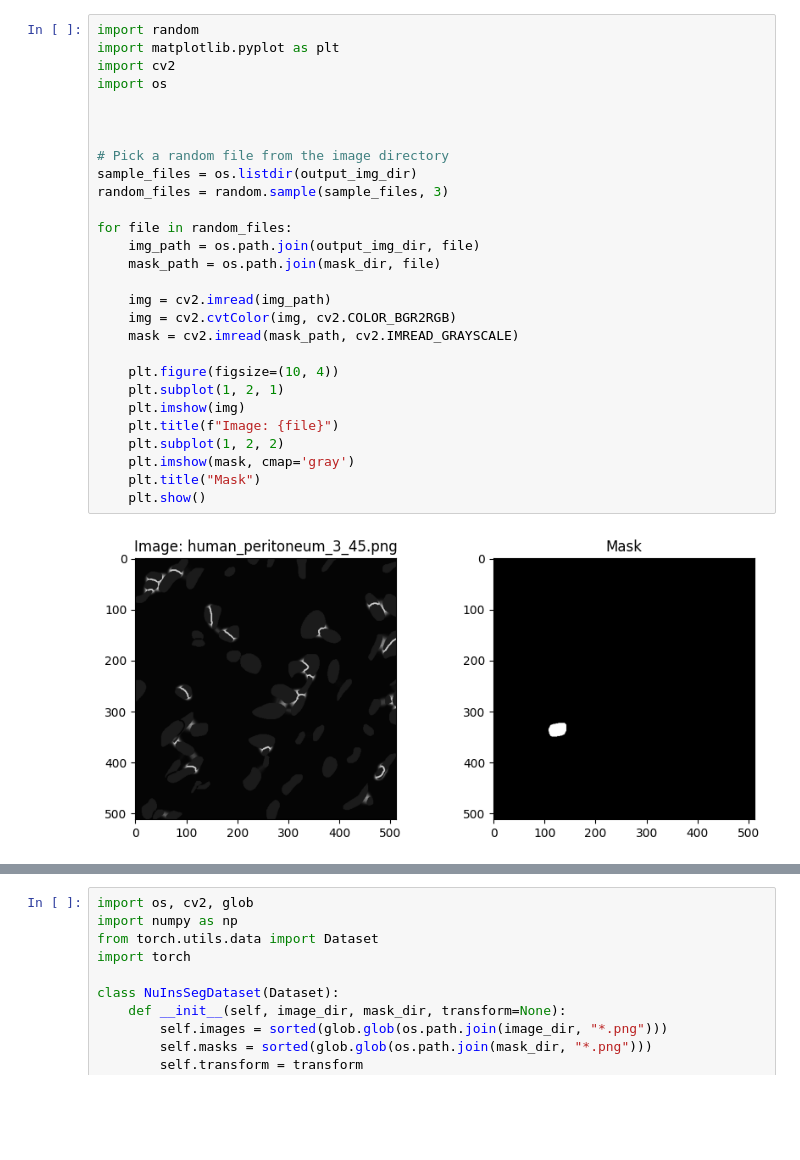
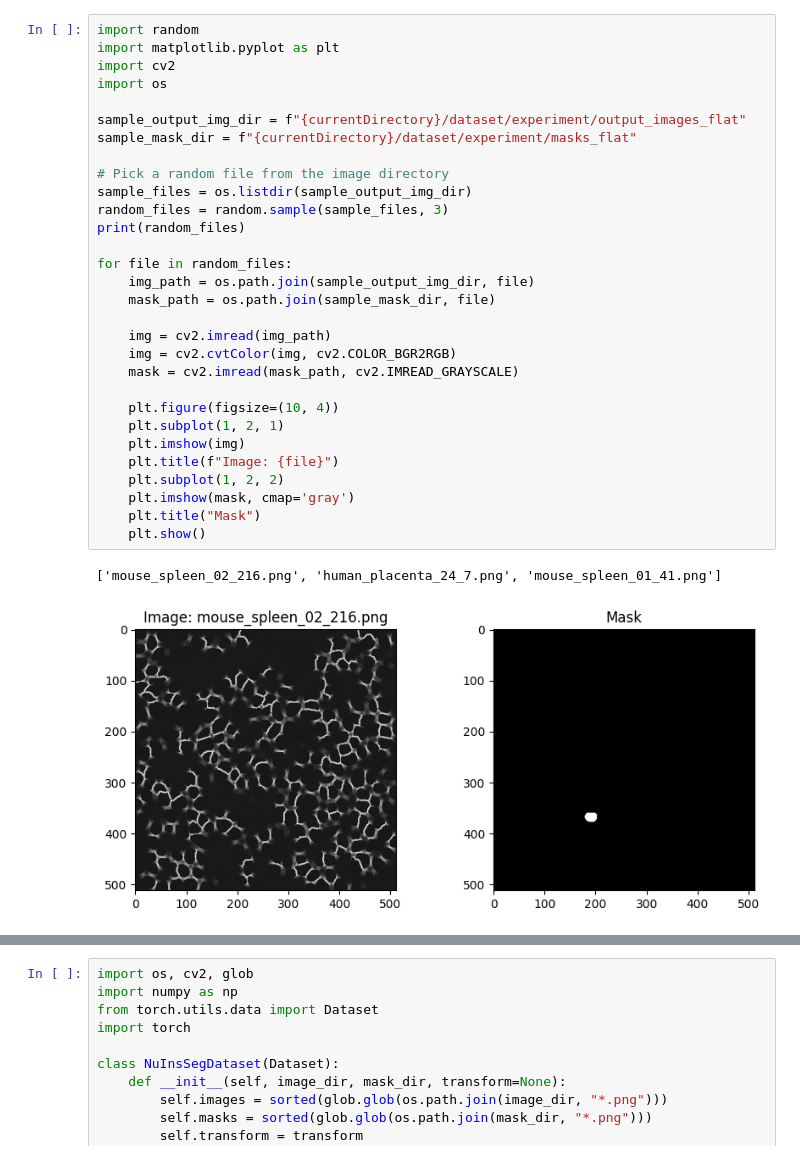
Before and after one commit to lamcnguyen89/CAP_5516_Medical_Imaging_Computing, a Jupyter notebook: Assignments/Assignment_03/Assignment_03_Redone.ipynb, the cells around one changed output, grey strips where cells are left out. Cells and saved outputs as stored; diff of their text form; blank space fills up the shorter version.

```diff
--- a/Assignments/Assignment_03/Assignment_03_Redone.ipynb
+++ b/Assignments/Assignment_03/Assignment_03_Redone.ipynb
@@ -81,30 +413,33 @@ Sample files: ['human_peritoneum_3_65.png', 'human_peritoneum_10_0.png', 'human_
 # %%
 import random
 import matplotlib.pyplot as plt
 import cv2
 import os
 
-
+sample_output_img_dir = f"{currentDirectory}/dataset/experiment/output_images_flat"
+sample_mask_dir = f"{currentDirectory}/dataset/experiment/masks_flat"
 
 # Pick a random file from the image directory
-sample_files = os.listdir(output_img_dir)
+sample_files = os.listdir(sample_output_img_dir)
 random_files = random.sample(sample_files, 3)
+print(random_files)
 
 for file in random_files:
-    img_path = os.path.join(output_img_dir, file)
-    mask_path = os.path.join(mask_dir, file)
+    img_path = os.path.join(sample_output_img_dir, file)
+    mask_path = os.path.join(sample_mask_dir, file)
 
     img = cv2.imread(img_path)
     img = cv2.cvtColor(img, cv2.COLOR_BGR2RGB)
     mask = cv2.imread(mask_path, cv2.IMREAD_GRAYSCALE)
 
     plt.figure(figsize=(10, 4))
     plt.subplot(1, 2, 1)
     plt.imshow(img)
     plt.title(f"Image: {file}")
     plt.subplot(1, 2, 2)
     plt.imshow(mask, cmap='gray')
     plt.title("Mask")
     plt.show()
 # %% [output]
+['mouse_spleen_02_216.png', 'human_placenta_24_7.png', 'mouse_spleen_01_41.png']
-[figure, old version]
+[figure, new version]
```
Also changed, not shown: parts of 13 cells of this notebook.
